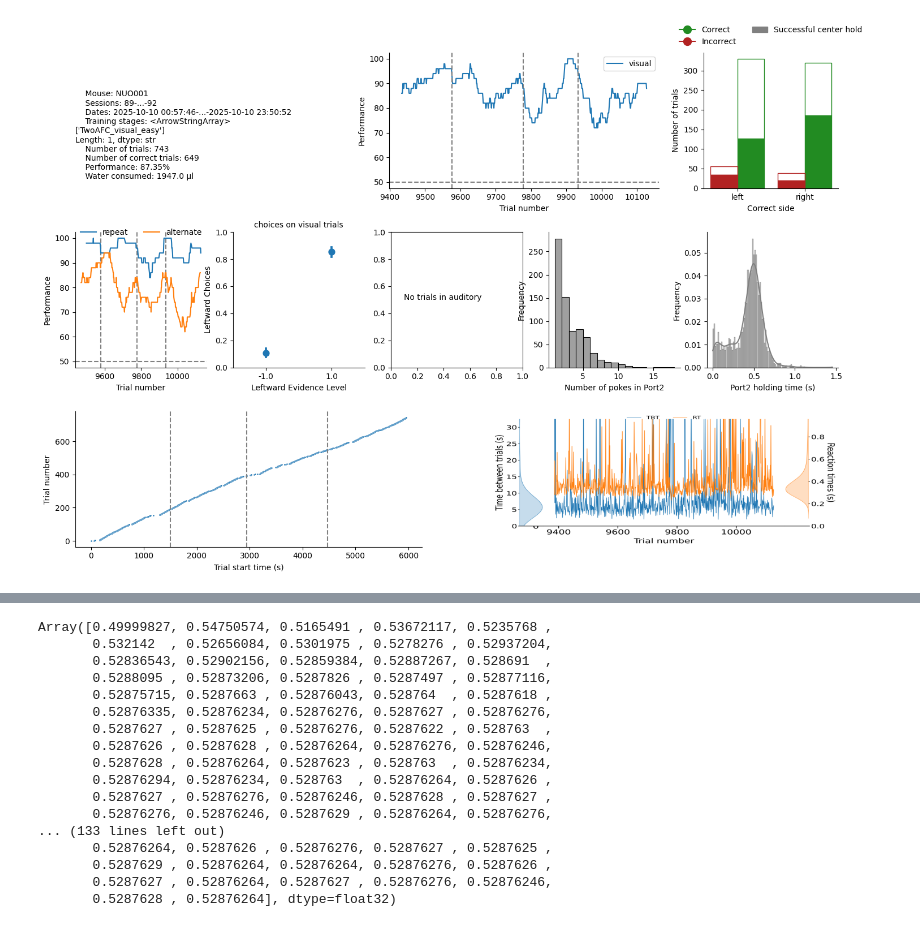
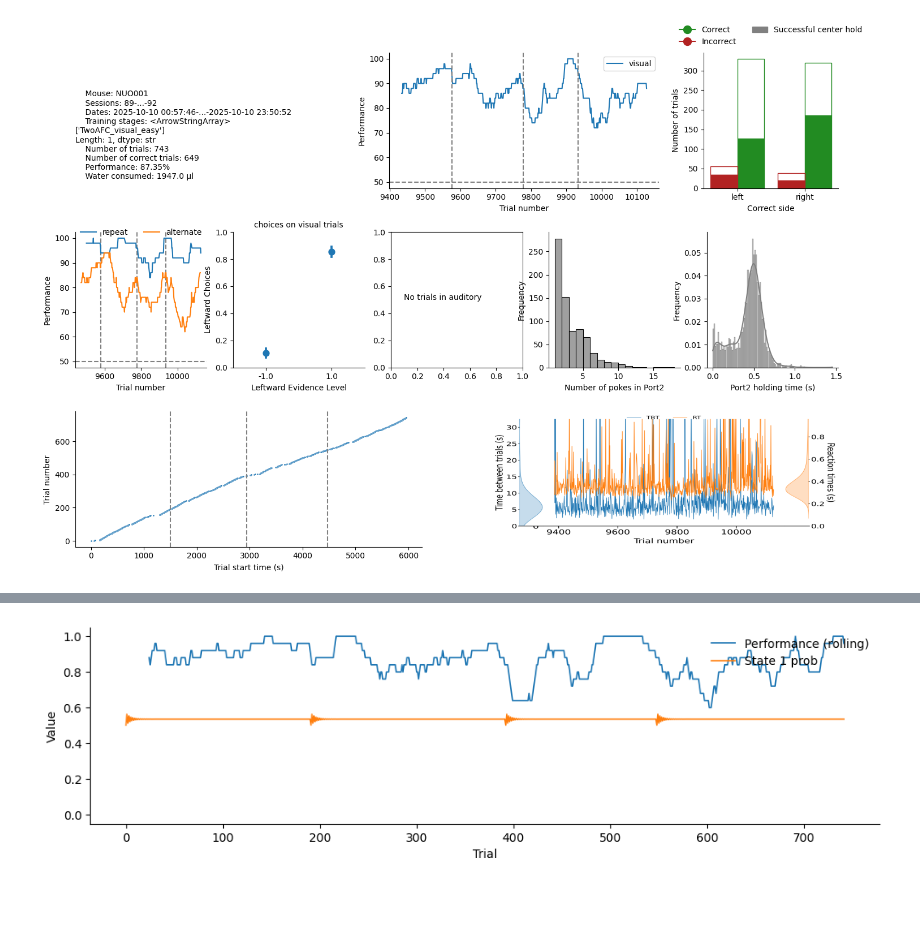
Before and after one commit to HernandoMV/glmhmm_playground, a Jupyter notebook: test.ipynb, the cells around one changed output, grey strips where cells are left out. Drawn from its saved outputs; the diff is of its cells as text; code cells hidden in the pictures; blank space fills up the shorter version.

```diff
--- a/test.ipynb
+++ b/test.ipynb
@@ -98,7 +98,7 @@ fitted_params, log_probs = model.fit_em_multisession(
     y,
     inputs,
     session_ids=session_ids,
-    num_iters=500,
+    num_iters=100,
     verbose=True,
 )
 # %%
@@ -169,20 +111,23 @@ fig
-# %%
-state_one
-# %% [output]
-Array([0.49999827, 0.54750574, 0.5165491 , 0.53672117, 0.5235768 ,
-       0.532142  , 0.52656084, 0.5301975 , 0.5278276 , 0.52937204,
-       0.52836543, 0.52902156, 0.52859384, 0.52887267, 0.528691  ,
-       0.5288095 , 0.52873206, 0.5287826 , 0.5287497 , 0.52877116,
-       0.52875715, 0.5287663 , 0.52876043, 0.528764  , 0.5287618 ,
-       0.52876335, 0.52876234, 0.52876276, 0.5287627 , 0.52876276,
-       0.5287627 , 0.5287625 , 0.52876276, 0.5287622 , 0.528763  ,
-       0.5287626 , 0.5287628 , 0.52876264, 0.52876276, 0.52876246,
-       0.5287628 , 0.52876264, 0.5287623 , 0.528763  , 0.52876234,
-       0.52876294, 0.52876234, 0.528763  , 0.52876264, 0.5287626 ,
-       0.5287627 , 0.52876276, 0.52876246, 0.5287628 , 0.5287627 ,
-       0.52876276, 0.52876246, 0.5287629 , 0.52876264, 0.52876276,
-... (133 lines left out)
-       0.52876264, 0.5287626 , 0.52876276, 0.5287627 , 0.5287625 ,
-       0.5287629 , 0.52876264, 0.52876264, 0.52876276, 0.5287626 ,
-       0.5287627 , 0.52876264, 0.5287627 , 0.52876276, 0.52876246,
-       0.5287628 , 0.52876264], dtype=float32)
+# %%
+smoothed_probs = model.smoother_multisession(fitted_params, y, inputs, session_ids)
+# get only one column
+state_one = smoothed_probs[:,0]
+# %%
+# Performance and state-1 probability in one plot
+performance_trace = pd.Series(df_sel["correct"].astype(float).values[1:])
+rolled_performance = performance_trace.rolling(window=25).mean()
+state_one_np = np.asarray(state_one)
+
+n = min(len(rolled_performance), len(state_one_np))
+x = np.arange(n)
+
+fig, ax = plt.subplots(figsize=(12, 3))
+ax.plot(x, rolled_performance.values[:n], color="tab:blue", linewidth=1.2, label="Performance (rolling)")
+ax.plot(x, state_one_np[:n], color="tab:orange", linewidth=1.2, label="State 1 prob")
+ax.set_xlabel("Trial")
+ax.set_ylabel("Value")
+ax.set_ylim(-0.05, 1.05)
+ax.legend(loc="upper right", frameon=False)
+sns.despine()
+# %% [output]
+[figure, added]
```
Also changed, not shown: parts of 4 cells of this notebook, 2 other files.
